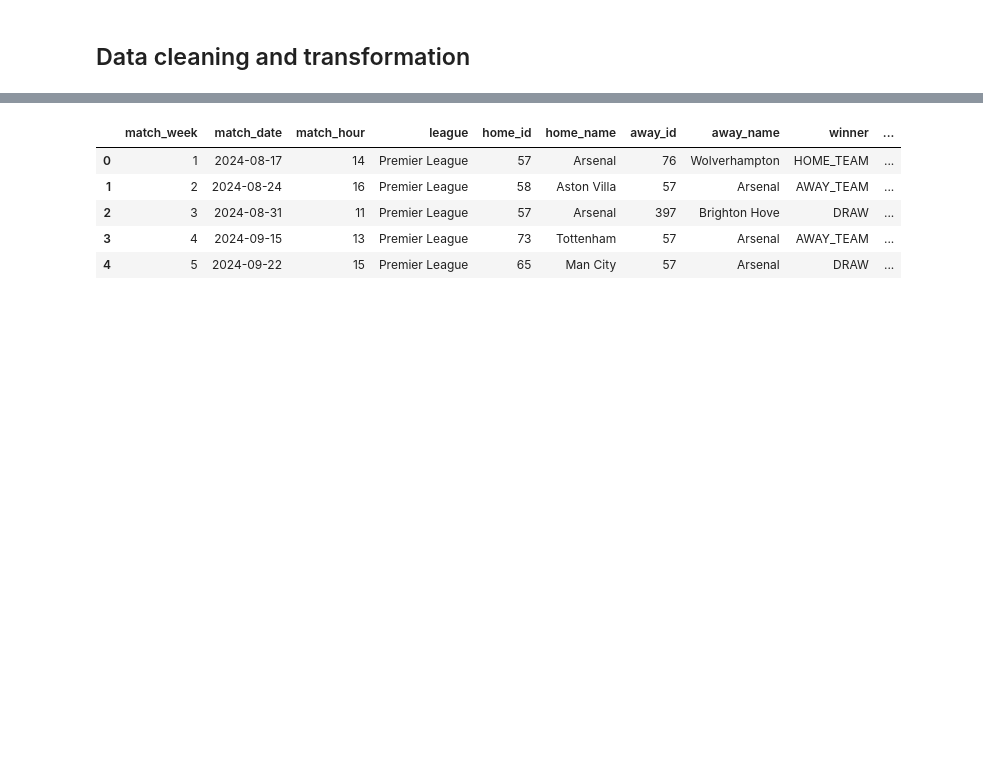
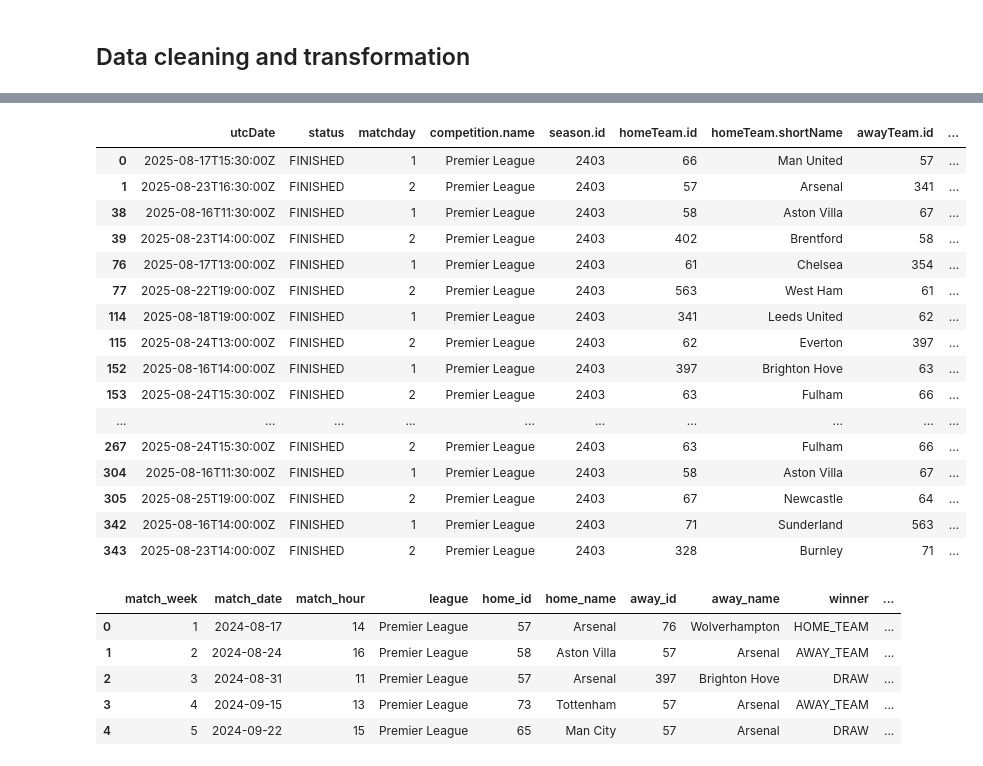
Before and after one commit to UfukCagdasKose/football_match_predictor, a Jupyter notebook: football_data_etl.ipynb, the cells around one changed output, grey strips where cells are left out. Drawn from its saved outputs; the diff is of its cells as text; code cells hidden in the pictures; blank space fills up the shorter version.

```diff
--- a/football_data_etl.ipynb
+++ b/football_data_etl.ipynb
@@ -112,13 +144,14 @@ Index(['id', 'utcDate', 'status', 'matchday', 'stage', 'group', 'lastUpdated',
 df = df_all_matches[[
         #'id',
         'utcDate',
-        #'status',
+        'status',
         'matchday',
         #'stage', 'group', 'lastUpdated',
         #'referees', 'area.id', 'area.name', 'area.code', 'area.flag',
         #'competition.id', 'competition.code',
         'competition.name',
-        #'competition.type', 'competition.emblem', 'season.id',
+        #'competition.type', 'competition.emblem',
+        'season.id',
         #'season.startDate', 'season.endDate',
         #'season.currentMatchday',
         #'season.winner',
@@ -140,5 +173,25 @@ df = df_all_matches[[
 # %%
 # Copy the dataframe to avoid SettingWithCopyWarning
 df = df.copy()
+df = df[df["status"] == "FINISHED"]
+df.head(20)
+# %% [output]
+|  | utcDate | status | matchday | competition.name | season.id | homeTeam.id | homeTeam.shortName | awayTeam.id | ... |
+| 0 | 2025-08-17T15:30:00Z | FINISHED | 1 | Premier League | 2403 | 66 | Man United | 57 | ... |
+| 1 | 2025-08-23T16:30:00Z | FINISHED | 2 | Premier League | 2403 | 57 | Arsenal | 341 | ... |
+| 38 | 2025-08-16T11:30:00Z | FINISHED | 1 | Premier League | 2403 | 58 | Aston Villa | 67 | ... |
+| 39 | 2025-08-23T14:00:00Z | FINISHED | 2 | Premier League | 2403 | 402 | Brentford | 58 | ... |
+| 76 | 2025-08-17T13:00:00Z | FINISHED | 1 | Premier League | 2403 | 61 | Chelsea | 354 | ... |
+| 77 | 2025-08-22T19:00:00Z | FINISHED | 2 | Premier League | 2403 | 563 | West Ham | 61 | ... |
+| 114 | 2025-08-18T19:00:00Z | FINISHED | 1 | Premier League | 2403 | 341 | Leeds United | 62 | ... |
+| 115 | 2025-08-24T13:00:00Z | FINISHED | 2 | Premier League | 2403 | 62 | Everton | 397 | ... |
+| 152 | 2025-08-16T14:00:00Z | FINISHED | 1 | Premier League | 2403 | 397 | Brighton Hove | 63 | ... |
+| 153 | 2025-08-24T15:30:00Z | FINISHED | 2 | Premier League | 2403 | 63 | Fulham | 66 | ... |
+| ... | ... | ... | ... | ... | ... | ... | ... | ... | ... |
+| 267 | 2025-08-24T15:30:00Z | FINISHED | 2 | Premier League | 2403 | 63 | Fulham | 66 | ... |
+| 304 | 2025-08-16T11:30:00Z | FINISHED | 1 | Premier League | 2403 | 58 | Aston Villa | 67 | ... |
+| 305 | 2025-08-25T19:00:00Z | FINISHED | 2 | Premier League | 2403 | 67 | Newcastle | 64 | ... |
+| 342 | 2025-08-16T14:00:00Z | FINISHED | 1 | Premier League | 2403 | 71 | Sunderland | 563 | ... |
+| 343 | 2025-08-23T14:00:00Z | FINISHED | 2 | Premier League | 2403 | 328 | Burnley | 71 | ... |
 # %%
 # Rename columns for better readability
```
Also changed, not shown: parts of 4 cells of this notebook, 2 other files.
